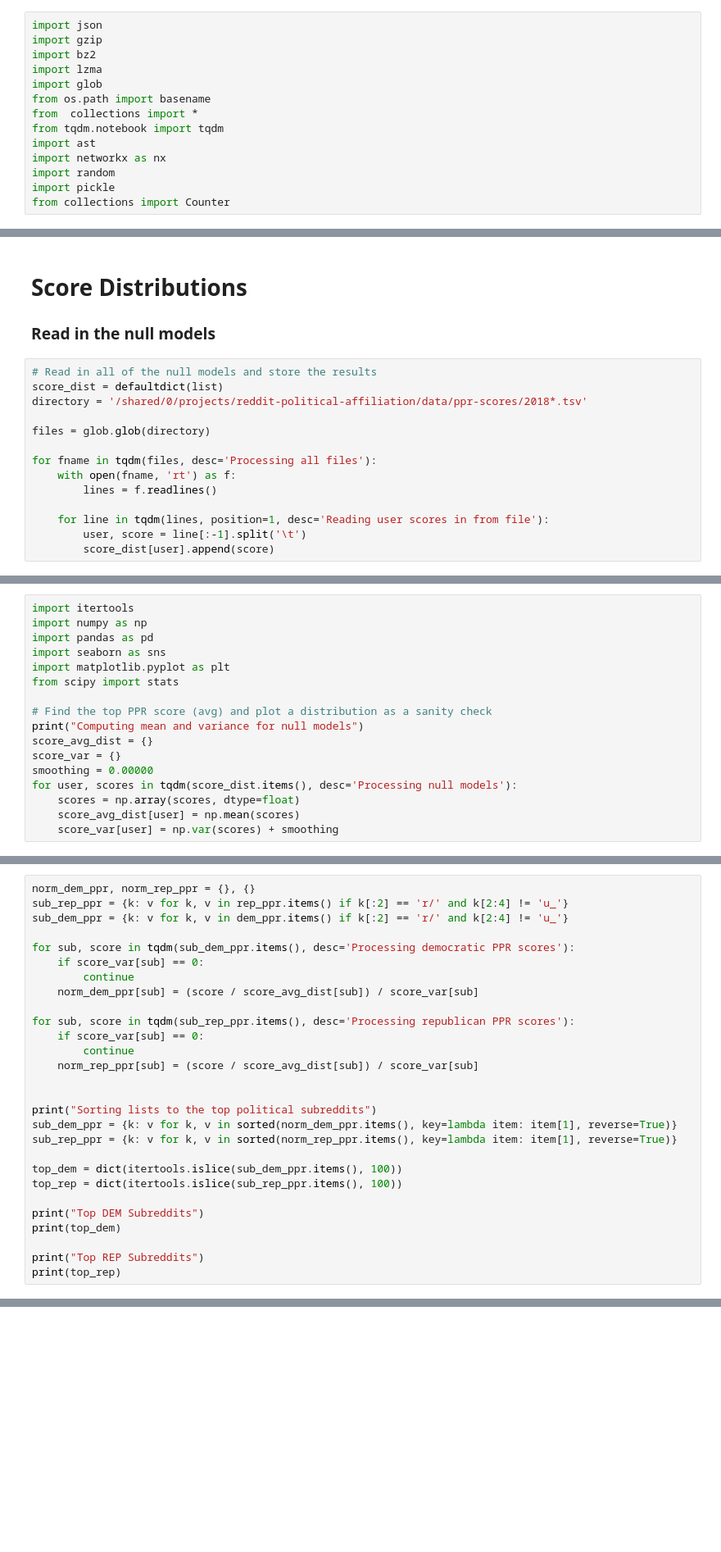
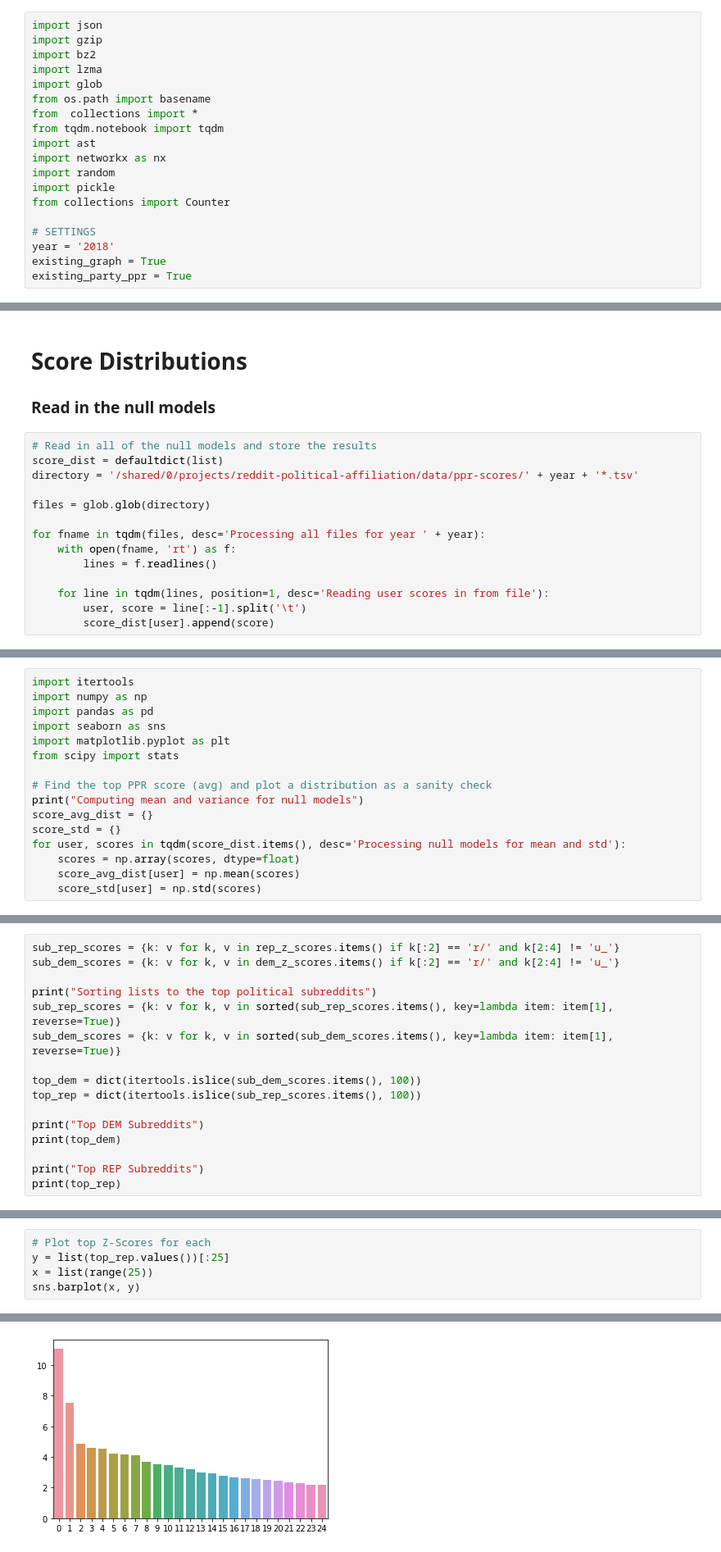
Before and after one commit to davidjurgens/reddit-political-affiliation, a Jupyter notebook: src/models/Infer User Political Affiliations From Network.ipynb, the cells around one changed output, grey strips where cells are left out. Shown: that part at 82% size. Drawn from its saved outputs; the diff is of its cells as text; blank space fills up the shorter version.

```diff
--- a/src/models/Infer User Political Affiliations From Network.ipynb
+++ b/src/models/Infer User Political Affiliations From Network.ipynb
@@ -12,5 +12,10 @@ import networkx as nx
 import random
 import pickle
 from collections import Counter
+
+# SETTINGS
+year = '2018'
+existing_graph = True
+existing_party_ppr = True
 # %% [markdown]
 # Construct the weighted bipartite graph from user to subreddit
@@ -231,11 +210,11 @@ Note - If there are k republican users, just pick k random users, e.g. random.sa
 # %%
 # Read in all of the null models and store the results
 score_dist = defaultdict(list)
-directory = '/shared/0/projects/reddit-political-affiliation/data/ppr-scores/2018*.tsv'
+directory = '/shared/0/projects/reddit-political-affiliation/data/ppr-scores/' + year + '*.tsv'
 
 files = glob.glob(directory)
 
-for fname in tqdm(files, desc='Processing all files'):
+for fname in tqdm(files, desc='Processing all files for year ' + year):
     with open(fname, 'rt') as f:
         lines = f.readlines()
 
@@ -255,9 +234,8 @@ from scipy import stats
 # Find the top PPR score (avg) and plot a distribution as a sanity check
 print("Computing mean and variance for null models")
 score_avg_dist = {}
-score_var = {}
-smoothing = 0.00000
-for user, scores in tqdm(score_dist.items(), desc='Processing null models'):
+score_std = {}
+for user, scores in tqdm(score_dist.items(), desc='Processing null models for mean and std'):
     scores = np.array(scores, dtype=float)
     score_avg_dist[user] = np.mean(scores)
-    score_var[user] = np.var(scores) + smoothing
+    score_std[user] = np.std(scores)
@@ -264,25 +269,13 @@ for user, scores in tqdm(score_dist.items(), desc='Processing null models'):
 # %%
-norm_dem_ppr, norm_rep_ppr = {}, {}
-sub_rep_ppr = {k: v for k, v in rep_ppr.items() if k[:2] == 'r/' and k[2:4] != 'u_'}
-sub_dem_ppr = {k: v for k, v in dem_ppr.items() if k[:2] == 'r/' and k[2:4] != 'u_'}
-
-for sub, score in tqdm(sub_dem_ppr.items(), desc='Processing democratic PPR scores'):
-    if score_var[sub] == 0:
-        continue
-    norm_dem_ppr[sub] = (score / score_avg_dist[sub]) / score_var[sub]
-
-for sub, score in tqdm(sub_rep_ppr.items(), desc='Processing republican PPR scores'):
-    if score_var[sub] == 0:
-        continue
-    norm_rep_ppr[sub] = (score / score_avg_dist[sub]) / score_var[sub]
-
+sub_rep_scores = {k: v for k, v in rep_z_scores.items() if k[:2] == 'r/' and k[2:4] != 'u_'}
+sub_dem_scores = {k: v for k, v in dem_z_scores.items() if k[:2] == 'r/' and k[2:4] != 'u_'}
 
 print("Sorting lists to the top political subreddits")
-sub_dem_ppr = {k: v for k, v in sorted(norm_dem_ppr.items(), key=lambda item: item[1], reverse=True)}
-sub_rep_ppr = {k: v for k, v in sorted(norm_rep_ppr.items(), key=lambda item: item[1], reverse=True)}
+sub_rep_scores = {k: v for k, v in sorted(sub_rep_scores.items(), key=lambda item: item[1], reverse=True)}
+sub_dem_scores = {k: v for k, v in sorted(sub_dem_scores.items(), key=lambda item: item[1], reverse=True)}
 
-top_dem = dict(itertools.islice(sub_dem_ppr.items(), 100))
-top_rep = dict(itertools.islice(sub_rep_ppr.items(), 100))
+top_dem = dict(itertools.islice(sub_dem_scores.items(), 100))
+top_rep = dict(itertools.islice(sub_rep_scores.items(), 100))
 
 print("Top DEM Subreddits")
 print(top_dem)
@@ -296,0 +291,6 @@ Top REP Scores (Normalized)
+# %%
+# Plot top Z-Scores for each
+y = list(top_rep.values())[:25]
+x = list(range(25))
+sns.barplot(x, y)
+# %% [output]
@@ -297,3 +298,4 @@ Top REP Scores (Normalized)
+[figure, added]
 # %% [markdown]
 # Politicalness Score
 
```
Also changed, not shown: parts of 23 cells of this notebook, 1 other file.
